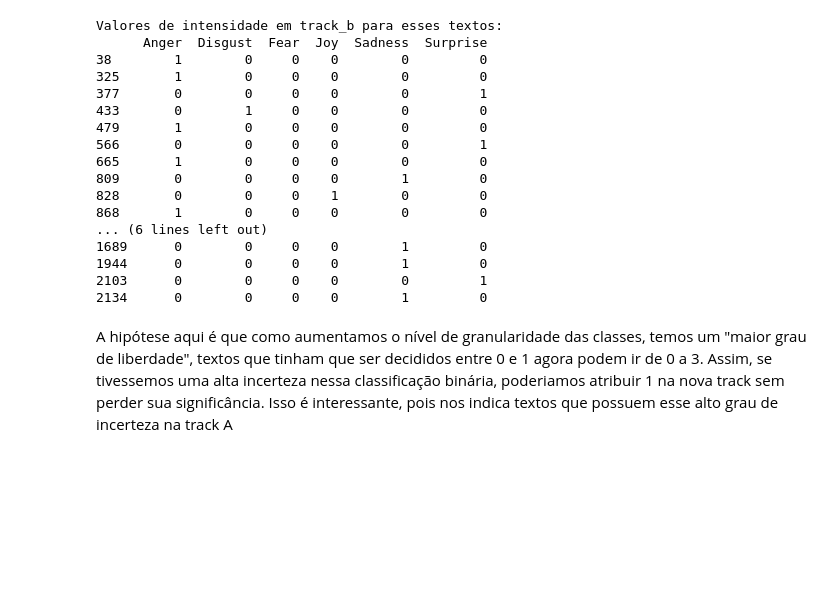
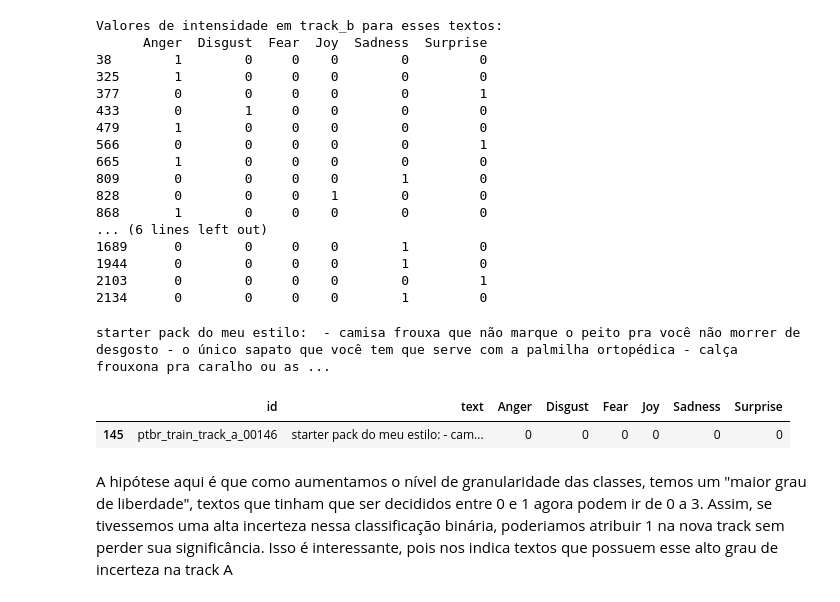
Before and after one commit to arturnovais/Emotion-Detection---SemEval-2025-Task-11, a Jupyter notebook: EDA.ipynb, the cells around one changed output. Saved outputs shown, nothing was run; the diff lists cells and outputs as text; code cells hidden in the pictures; blank space fills up the shorter version.

```diff
--- a/EDA.ipynb
+++ b/EDA.ipynb
@@ -158,6 +158,15 @@ Valores de intensidade em track_b para esses textos:
 1944      0        0     0    0        1         0
 2103      0        0     0    0        0         1
 2134      0        0     0    0        1         0
+# %%
+print(exclusive_a_rows['text'].values[1])
+# %% [output]
+starter pack do meu estilo:  - camisa frouxa que não marque o peito pra você não morrer de desgosto - o único sapato que você tem que serve com a palmilha ortopédica - calça frouxona pra caralho ou as ...
+# %%
+track_a[track_a['text'] == exclusive_a_rows['text'].values[1]]
+# %% [output]
+|  | id | text | Anger | Disgust | Fear | Joy | Sadness | Surprise |
+| 145 | ptbr_train_track_a_00146 | starter pack do meu estilo: - cam... | 0 | 0 | 0 | 0 | 0 | 0 |
 # %% [markdown]
 A hipótese aqui é que como aumentamos o nível de granularidade das classes, temos um "maior grau de liberdade", textos que tinham que ser decididos entre 0 e 1  agora podem ir de 0 a 3. Assim, se tivessemos uma alta incerteza nessa classificação binária, poderiamos atribuir 1 na nova track sem perder sua significância. Isso é interessante, pois nos indica textos que possuem esse alto grau de incerteza na track A
 # %% [markdown]
```
Also changed, not shown: 4 other files.
